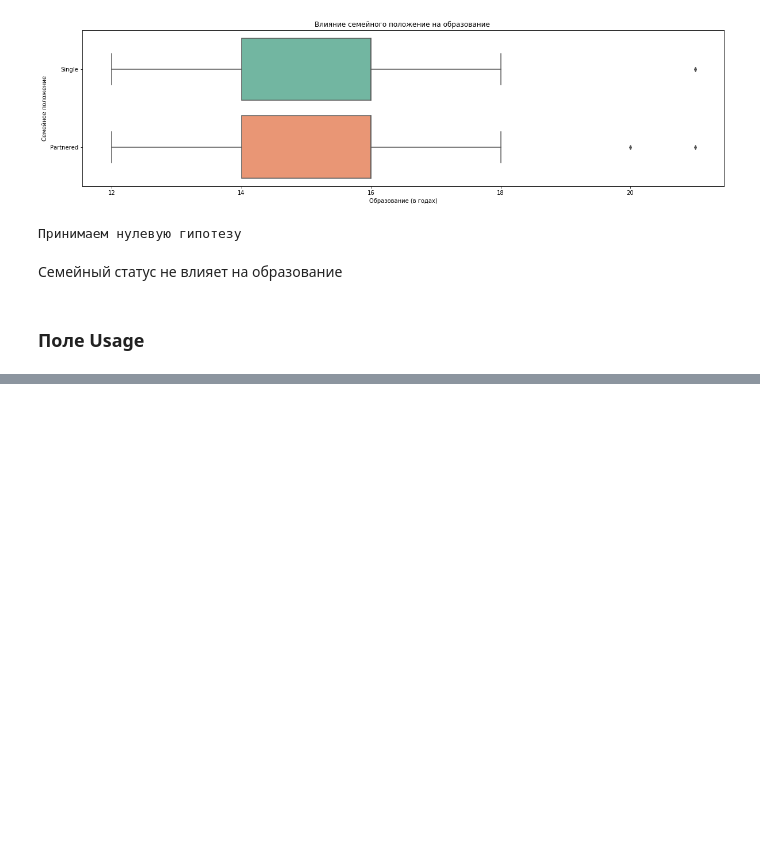
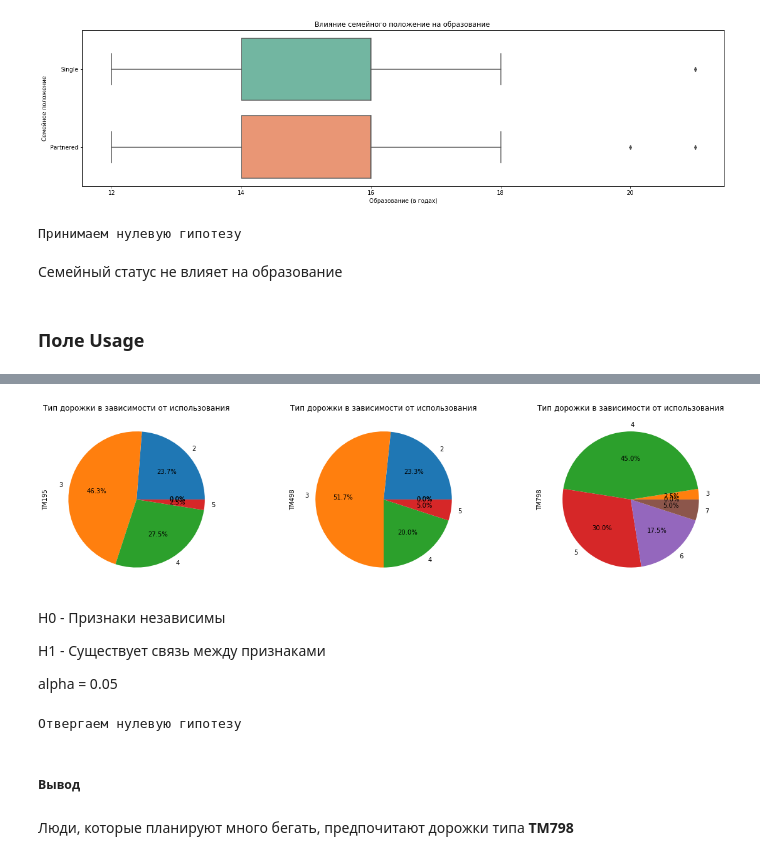
Before and after one commit to Chularev/kaggle_competitions, a Jupyter notebook: CardioGoodFitness/notebook.ipynb, the cells around one changed output, grey strips where cells are left out. Saved outputs shown, nothing was run; the diff lists cells and outputs as text; code cells hidden in the pictures; blank space fills up the shorter version.

```diff
--- a/CardioGoodFitness/notebook.ipynb
+++ b/CardioGoodFitness/notebook.ipynb
@@ -734,0 +744,12 @@ data.head()
+# %%
+contingency = pd.crosstab(data['Usage'], data['Product'])
+# %%
+categorical_compare(contingency, 'Тип дорожки в зависимости от использования')
+# %% [output]
+[figure, added]
+# %% [markdown]
+H0 - Признаки независимы
+
+H1 - Существует связь между признаками
+
+alpha = 0.05
@@ -734,0 +758,8 @@ data.head()
+# %%
+do_test(p)
+# %% [output]
+Отвергаем нулевую гипотезу
+# %% [markdown]
+##### Вывод
+# %% [markdown]
+Люди, которые планируют много бегать, предпочитают дорожки типа **TM798**
```
Also changed, not shown: parts of 8 cells of this notebook.
